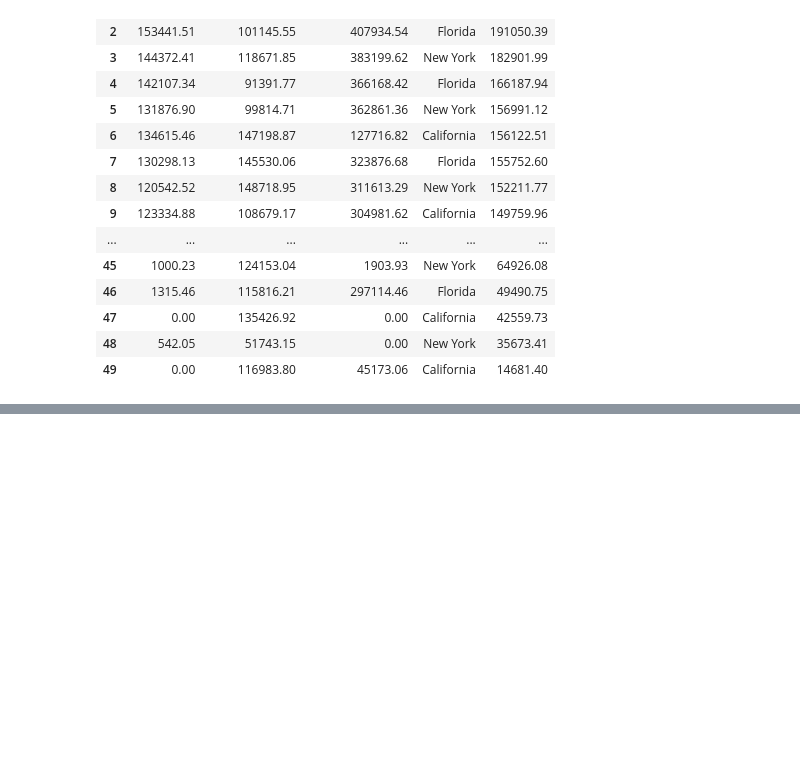
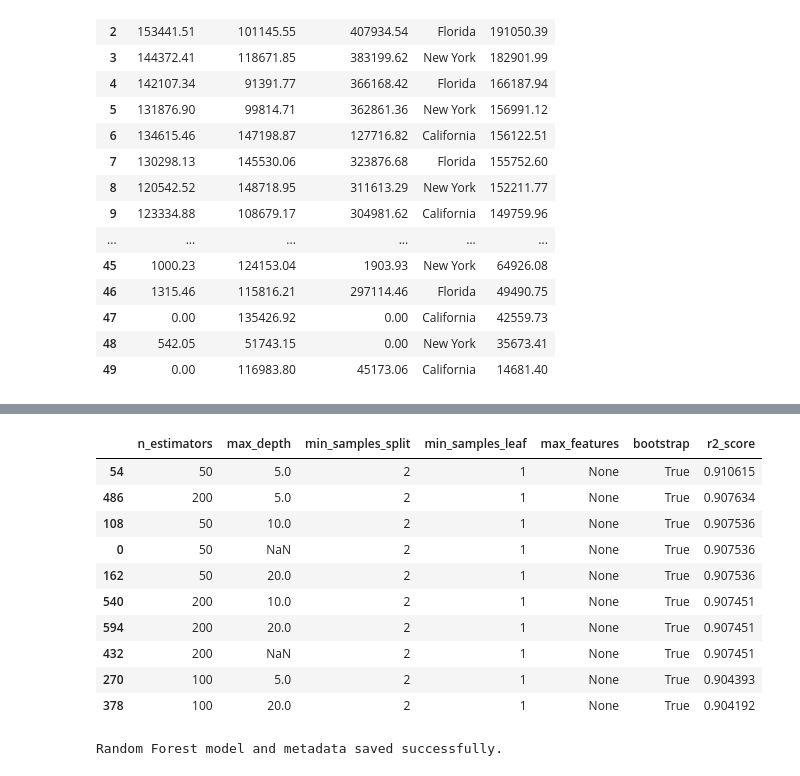
Before and after one commit to sweeta-mca/AI-Assignments, a Jupyter notebook: Machine-Learning-Regression/5.Random Forest/RandomForest.ipynb, the cells around one changed output, grey strips where cells are left out. Cells and saved outputs as stored; diff of their text form; code cells hidden in the pictures; blank space fills up the shorter version.

```diff
--- a/Machine-Learning-Regression/SVM/SVM-save-model.ipynb
+++ b/Machine-Learning-Regression/5.Random Forest/RandomForest.ipynb
@@ -86,4 +97,3 @@ denpendent_var
 # %%
-#split into training set and test
 from sklearn.model_selection import train_test_split
-X_train, X_test, y_train, y_test = train_test_split(independent_var, denpendent_var, test_size = 0.3, random_state = 0)
+X_train, X_test, y_train, y_test = train_test_split(independent, dependent, train_size=0.30, random_state=0)
@@ -192,0 +100,4 @@ results
+# %%
+from sklearn.ensemble import RandomForestRegressor
+regressor = RandomForestRegressor(n_estimators=100, random_state=0)
+regressor.fit(X_train,y_train)
@@ -192,0 +106,6 @@ results
+# %%
+y_predict = regressor.predict(X_test)
+# %%
+from sklearn.metrics import r2_score
+r2=r2_score(y_test,y_predict)
+print("R2 Value: ",r2)
@@ -192,0 +171,55 @@ results
+# %%
+df_results = pd.DataFrame(rf_results)
+# Sort by R² descending
+df_results_sorted = df_results.sort_values(by='r2_score', ascending=False)
+df_results_sorted.head(10)   # show top 10 models
+# %% [output]
+|  | n_estimators | max_depth | min_samples_split | min_samples_leaf | max_features | bootstrap | r2_score |
+| 54 | 50 | 5.0 | 2 | 1 | None | True | 0.910615 |
+| 486 | 200 | 5.0 | 2 | 1 | None | True | 0.907634 |
+| 108 | 50 | 10.0 | 2 | 1 | None | True | 0.907536 |
+| 0 | 50 | NaN | 2 | 1 | None | True | 0.907536 |
+| 162 | 50 | 20.0 | 2 | 1 | None | True | 0.907536 |
+| 540 | 200 | 10.0 | 2 | 1 | None | True | 0.907451 |
+| 594 | 200 | 20.0 | 2 | 1 | None | True | 0.907451 |
+| 432 | 200 | NaN | 2 | 1 | None | True | 0.907451 |
+| 270 | 100 | 5.0 | 2 | 1 | None | True | 0.904393 |
+| 378 | 100 | 20.0 | 2 | 1 | None | True | 0.904192 |
+# %%
+import joblib
+import json
+from datetime import datetime
+import os
+
+# Create model folder if not exists
+os.makedirs("models", exist_ok=True)
+
+# File paths
+model_path = "models/random_forest_v1.joblib"
+metadata_path = "models/metadata_rf_v1.json"
+
+# Save model
+joblib.dump(best_rf_model, model_path)
+
+# Save metadata
+metadata = {
+    "model_name": "RandomForestRegressor",
+    "version": "v1",
+    "trained_on": datetime.now().strftime("%Y-%m-%d %H:%M:%S"),
+    "r2_score": best_rf_model["r2_score"],
+    "hyperparameters": {
+        "n_estimators": best_rf_model["n_estimators"],
+        "max_depth": best_rf_model["max_depth"],
+        "min_samples_split": best_rf_model["min_samples_split"],
+        "min_samples_leaf": best_rf_model["min_samples_leaf"],
+        "max_features": best_rf_model["max_features"],
+        "bootstrap": best_rf_model["bootstrap"]
+    }
+}
+
+with open(metadata_path, "w") as f:
+    json.dump(metadata, f, indent=4)
+
+print("Random Forest model and metadata saved successfully.")
+# %% [output]
+Random Forest model and metadata saved successfully.
```
Also changed, not shown: parts of 28 cells of this notebook, 14 other files.
